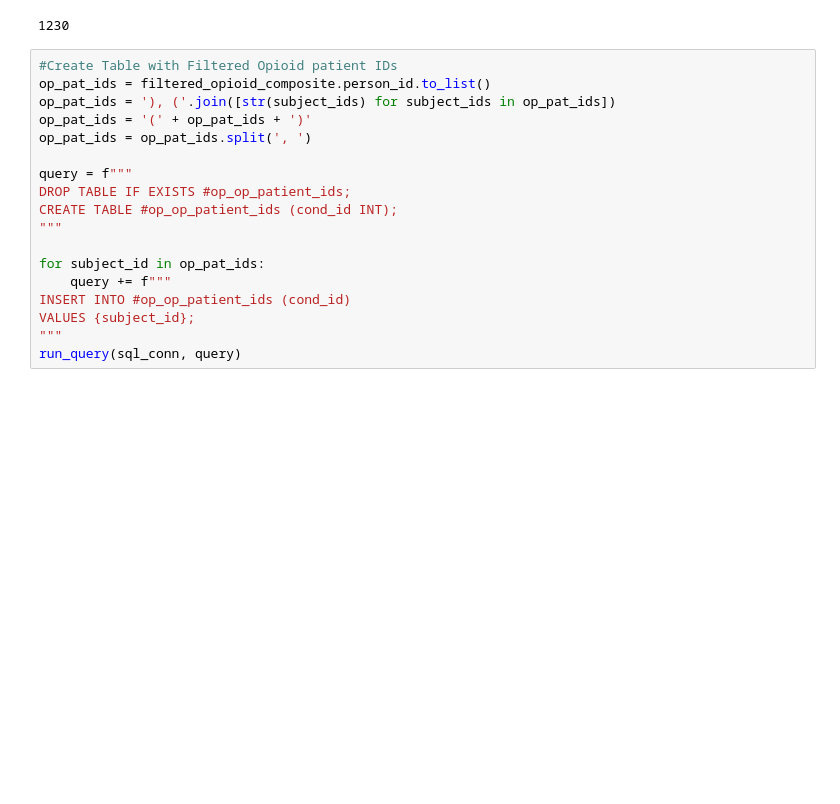
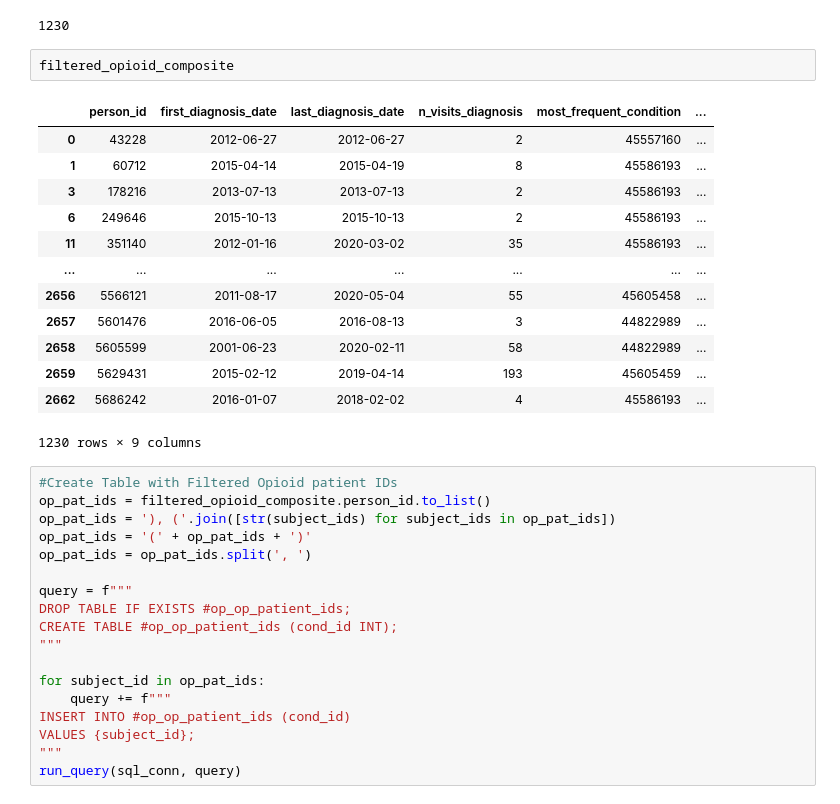
Before and after one commit to sanjayontheweb/SergioRotation, a Jupyter notebook: AddictionEHRQuery.ipynb, the cells around one changed output. Drawn from its saved outputs; the diff is of its cells as text; blank space fills up the shorter version.

```diff
--- a/AddictionEHRQuery.ipynb
+++ b/AddictionEHRQuery.ipynb
@@ -162,6 +261,22 @@ filtered_opioid_composite
 filtered_opioid_composite['person_id'].nunique()
 # %% [output]
 1230
+# %%
+filtered_opioid_composite
+# %% [output]
+|  | person_id | first_diagnosis_date | last_diagnosis_date | n_visits_diagnosis | most_frequent_condition | ... |
+| 0 | 43228 | 2012-06-27 | 2012-06-27 | 2 | 45557160 | ... |
+| 1 | 60712 | 2015-04-14 | 2015-04-19 | 8 | 45586193 | ... |
+| 3 | 178216 | 2013-07-13 | 2013-07-13 | 2 | 45586193 | ... |
+| 6 | 249646 | 2015-10-13 | 2015-10-13 | 2 | 45586193 | ... |
+| 11 | 351140 | 2012-01-16 | 2020-03-02 | 35 | 45586193 | ... |
+| ... | ... | ... | ... | ... | ... | ... |
+| 2656 | 5566121 | 2011-08-17 | 2020-05-04 | 55 | 45605458 | ... |
+| 2657 | 5601476 | 2016-06-05 | 2016-08-13 | 3 | 44822989 | ... |
+| 2658 | 5605599 | 2001-06-23 | 2020-02-11 | 58 | 44822989 | ... |
+| 2659 | 5629431 | 2015-02-12 | 2019-04-14 | 193 | 45605459 | ... |
+| 2662 | 5686242 | 2016-01-07 | 2018-02-02 | 4 | 45586193 | ... |
+1230 rows × 9 columns
 # %%
 #Create Table with Filtered Opioid patient IDs
 op_pat_ids = filtered_opioid_composite.person_id.to_list()
```
Also changed, not shown: parts of 10 cells of this notebook.
